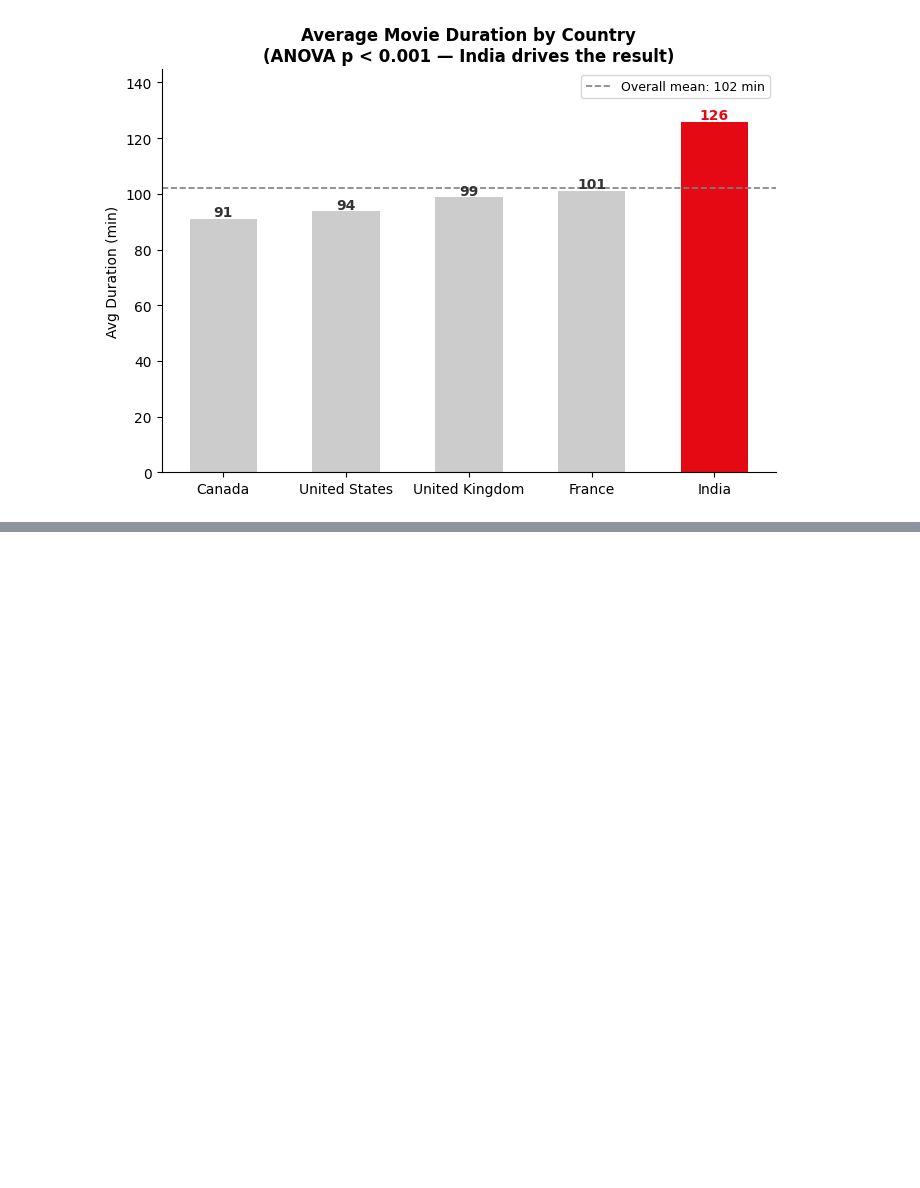
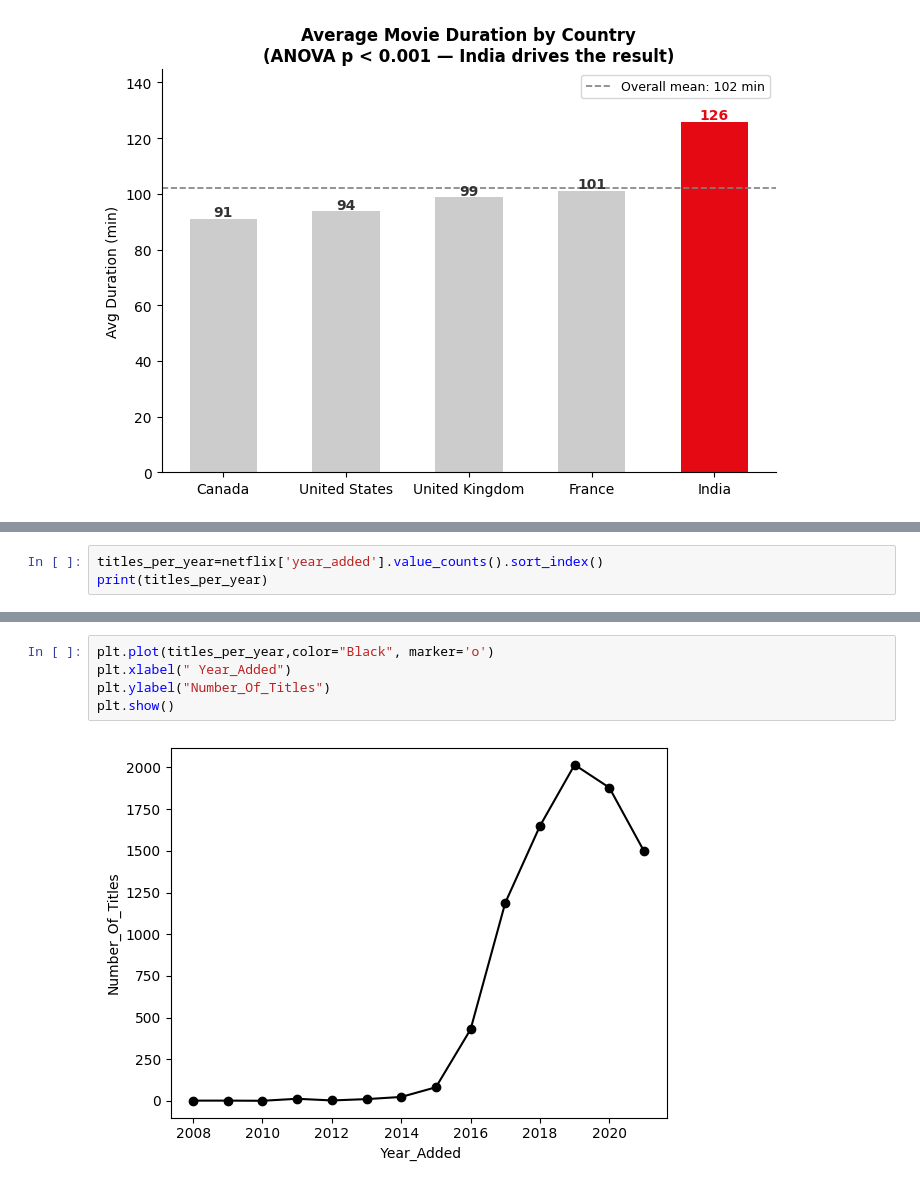
Before and after one commit to arnavvpareek/Netflix-EDA, a Jupyter notebook: notebooks/netflix_eda.ipynb, the cells around one changed output, grey strips where cells are left out. Saved outputs shown, nothing was run; the diff lists cells and outputs as text; blank space fills up the shorter version.

```diff
--- a/notebooks/netflix_eda.ipynb
+++ b/notebooks/netflix_eda.ipynb
@@ -897,0 +947,3 @@ plt.show()
+# %%
+titles_per_year=netflix['year_added'].value_counts().sort_index()
+print(titles_per_year)
@@ -897,0 +967,7 @@ plt.show()
+# %%
+plt.plot(titles_per_year,color="Black", marker='o')
+plt.xlabel(" Year_Added")
+plt.ylabel("Number_Of_Titles")
+plt.show()
+# %% [output]
+[figure, added]
```
Also changed, not shown: parts of 16 cells of this notebook.
